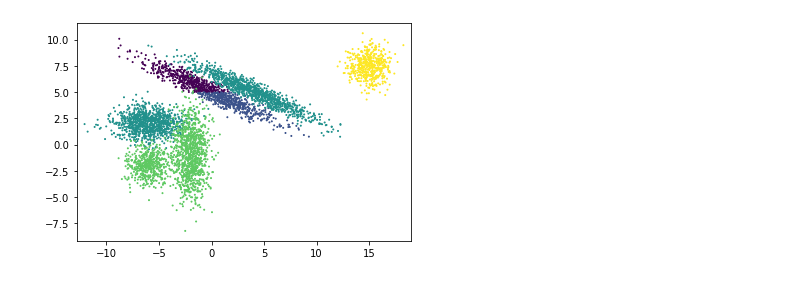
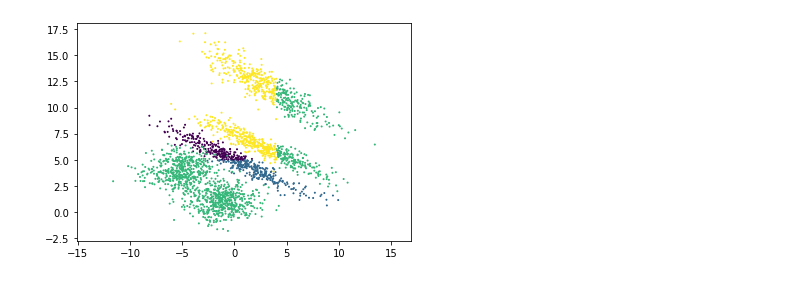
Before and after one commit to simsal0r/mixture-of-decision-trees, a Jupyter notebook: datasets/generation/generate-dataset.ipynb, the cells around one changed output. Drawn from its saved outputs; the diff is of its cells as text; code cells hidden in the pictures.

```diff
--- a/datasets/generation/generate-dataset.ipynb
+++ b/datasets/generation/generate-dataset.ipynb
@@ -4,61 +4,90 @@ import matplotlib.pyplot as plt
 from sklearn.preprocessing import MinMaxScaler
 import pickle
 # %%
-mean = [0, 5]
-cov = [[9, -4], [-4, 2]]  # diagonal covariance
+#mean = [0, 5]
+  # diagonal covariance
 color = []
 
-x, y = np.random.multivariate_normal(mean, cov, 1000).T
+cov = [[9, -4], [-4, 2]]
+x, y = np.random.multivariate_normal([0, 5], cov, 500).T
 for point in y:
     if point > 5:
         color.append(0)
     else:
         color.append(1)
 
-x2, y2 = np.random.multivariate_normal([4, 5], cov, 1000).T
-for point in y2:
-    color.append(2)
+cov = [[9, -4], [-4, 2]]
+x2, y2 = np.random.multivariate_normal([3, 6], cov, 500).T
+for point in x2:
+    if point > 4:
+        color.append(2)
+    else:
+        color.append(3)
 x = np.append(x,x2)
 y = np.append(y,y2)
 
-cov = [[3, 0], [0, 0.7]]
-points=1000
-x2, y2 = np.random.multivariate_normal([-6, 2], cov, points).T
+cov = [[7, -4], [-4, 3]]
+x2, y2 = np.random.multivariate_normal([3, 12], cov, 500).T
+for point in x2:
+    if point > 4:
+        color.append(2)
+    else:
+        color.append(3)
+x = np.append(x,x2)
+y = np.append(y,y2)
+
+#x2, y2 = np.random.multivariate_normal([4, 5], cov, 500).T
+#for point in y2:
+#    color.append(2)
+#x = np.append(x,x2)
+#y = np.append(y,y2)
+#
+#cov = [[3, 0], [0, 0.7]]
+#points=500
+#x2, y2 = np.random.multivariate_normal([-6, 2], cov, points).T
+#color2 = np.repeat(2,points)
+#x = np.append(x,x2)
+#y = np.append(y,y2)
+#color = np.append(color,color2)
+#
+#cov = [[0.7, 0], [0, 5]]
+#points=500
+#x2, y2 = np.random.multivariate_normal([-2, -1], cov, points).T
+#color2 = np.repeat(3,points)
+#x = np.append(x,x2)
+#y = np.append(y,y2)
+#color = np.append(color,color2)
+#
+#cov = [[1, 0], [0, 1]]
+#points=500
+#x2, y2 = np.random.multivariate_normal([-6, -2], cov, points).T
+#color2 = np.repeat(3,points)
+#x = np.append(x,x2)
+#y = np.append(y,y2)
+#color = np.append(color,color2)
+
+cov = [[0, 1], [3, 0]]
+points=500
+x2, y2 = np.random.multivariate_normal([-5, 4], cov, points).T
 color2 = np.repeat(2,points)
 x = np.append(x,x2)
 y = np.append(y,y2)
 color = np.append(color,color2)
 
-cov = [[0.7, 0], [0, 5]]
-points=1000
-x2, y2 = np.random.multivariate_normal([-2, -1], cov, points).T
-color2 = np.repeat(3,points)
-x = np.append(x,x2)
-y = np.append(y,y2)
-color = np.append(color,color2)
-
-cov = [[1, 0], [0, 1]]
+cov = [[0, 1], [3, 0]]
 points=500
-x2, y2 = np.random.multivariate_normal([-6, -2], cov, points).T
-color2 = np.repeat(3,points)
-x = np.append(x,x2)
-y = np.append(y,y2)
-color = np.append(color,color2)
-
-cov = [[1, 0], [0, 1]]
-points=500
-x2, y2 = np.random.multivariate_normal([15, 7.5], cov, points).T
-color2 = np.repeat(4,points)
+x2, y2 = np.random.multivariate_normal([-1, 1], cov, points).T
+color2 = np.repeat(2,points)
 x = np.append(x,x2)
 y = np.append(y,y2)
 color = np.append(color,color2)
 
 
 plt.scatter(x, y, s=1, c=color)
 plt.axis('equal')
 plt.draw()
 # %% [output]
-[figure, old version]
+[figure, new version]
 # %%
 scaler = MinMaxScaler(feature_range=(0,1))
 x2 = scaler.fit_transform(x.reshape(-1, 1))
```
Also changed, not shown: parts of 3 cells of this notebook, 14 other files.
